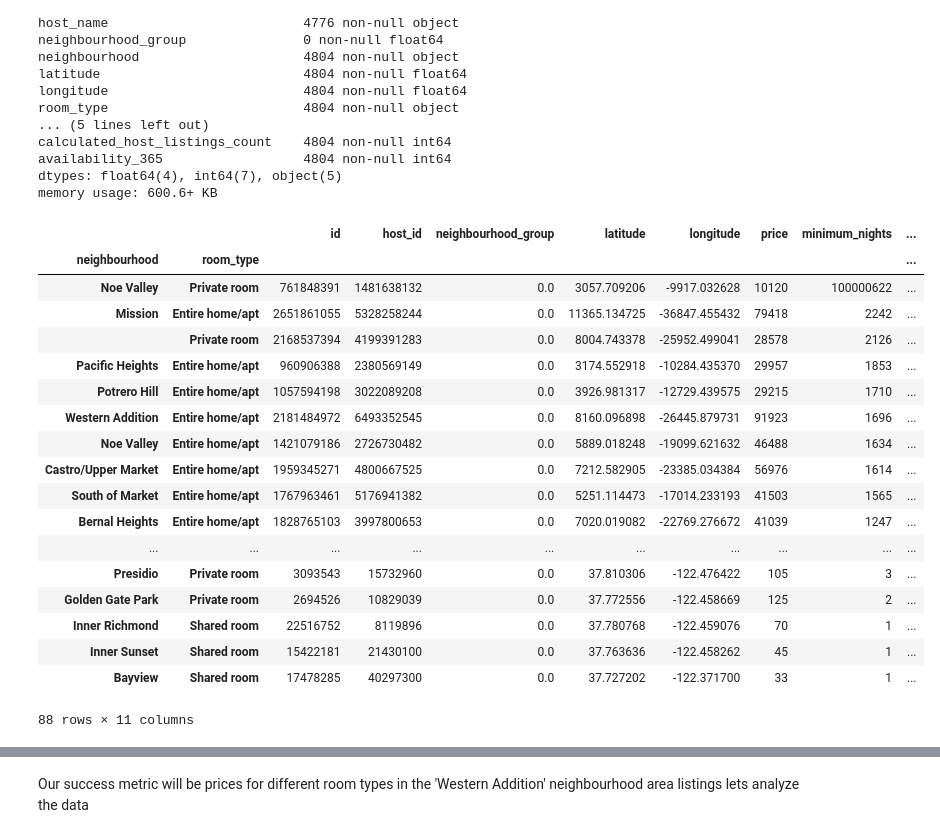
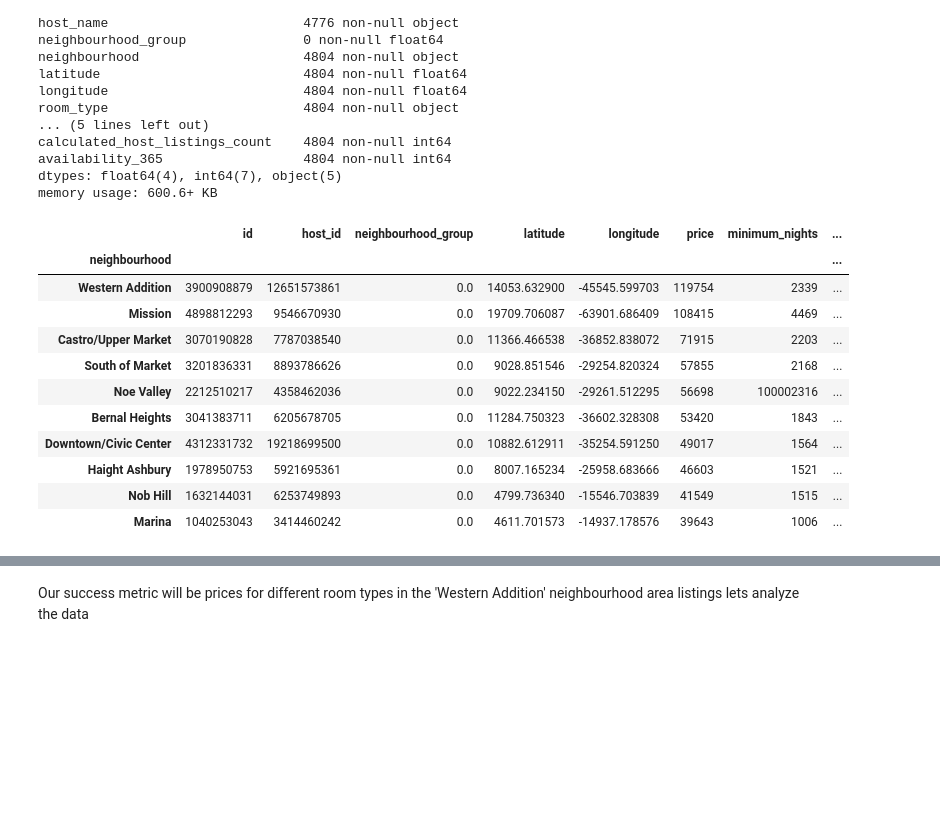
Before and after one commit to PallaviW/Narrative-analytics-and-experimentation_Capstone, a Jupyter notebook: Capstone - Narrative analytics and experimentation.ipynb, the cells around one changed output, grey strips where cells are left out. Drawn from its saved outputs; the diff is of its cells as text; code cells hidden in the pictures; blank space fills up the shorter version.

```diff
--- a/Capstone - Narrative analytics and experimentation.ipynb
+++ b/Capstone - Narrative analytics and experimentation.ipynb
@@ -87,25 +85,18 @@ availability_365                  4804 non-null int64
 dtypes: float64(4), int64(7), object(5)
 memory usage: 600.6+ KB
 # %%
-listings_test = listings_temp.groupby(['neighbourhood','room_type']).sum().sort_values([('minimum_nights')], ascending=False)
-listings_test
+listings_test = listings_temp.groupby(['neighbourhood']).sum().sort_values([('price')], ascending=False)
+listings_test.head(10)
 # %% [output]
-|  |  | id | host_id | neighbourhood_group | latitude | longitude | price | minimum_nights | ... |
-| neighbourhood | room_type |  |  |  |  |  |  |  | ... |
-| Noe Valley | Private room | 761848391 | 1481638132 | 0.0 | 3057.709206 | -9917.032628 | 10120 | 100000622 | ... |
-| Mission | Entire home/apt | 2651861055 | 5328258244 | 0.0 | 11365.134725 | -36847.455432 | 79418 | 2242 | ... |
-|  | Private room | 2168537394 | 4199391283 | 0.0 | 8004.743378 | -25952.499041 | 28578 | 2126 | ... |
-| Pacific Heights | Entire home/apt | 960906388 | 2380569149 | 0.0 | 3174.552918 | -10284.435370 | 29957 | 1853 | ... |
-| Potrero Hill | Entire home/apt | 1057594198 | 3022089208 | 0.0 | 3926.981317 | -12729.439575 | 29215 | 1710 | ... |
-| Western Addition | Entire home/apt | 2181484972 | 6493352545 | 0.0 | 8160.096898 | -26445.879731 | 91923 | 1696 | ... |
-| Noe Valley | Entire home/apt | 1421079186 | 2726730482 | 0.0 | 5889.018248 | -19099.621632 | 46488 | 1634 | ... |
-| Castro/Upper Market | Entire home/apt | 1959345271 | 4800667525 | 0.0 | 7212.582905 | -23385.034384 | 56976 | 1614 | ... |
-| South of Market | Entire home/apt | 1767963461 | 5176941382 | 0.0 | 5251.114473 | -17014.233193 | 41503 | 1565 | ... |
-| Bernal Heights | Entire home/apt | 1828765103 | 3997800653 | 0.0 | 7020.019082 | -22769.276672 | 41039 | 1247 | ... |
-| ... | ... | ... | ... | ... | ... | ... | ... | ... | ... |
-| Presidio | Private room | 3093543 | 15732960 | 0.0 | 37.810306 | -122.476422 | 105 | 3 | ... |
-| Golden Gate Park | Private room | 2694526 | 10829039 | 0.0 | 37.772556 | -122.458669 | 125 | 2 | ... |
-| Inner Richmond | Shared room | 22516752 | 8119896 | 0.0 | 37.780768 | -122.459076 | 70 | 1 | ... |
-| Inner Sunset | Shared room | 15422181 | 21430100 | 0.0 | 37.763636 | -122.458262 | 45 | 1 | ... |
-| Bayview | Shared room | 17478285 | 40297300 | 0.0 | 37.727202 | -122.371700 | 33 | 1 | ... |
+|  | id | host_id | neighbourhood_group | latitude | longitude | price | minimum_nights | ... |
+| neighbourhood |  |  |  |  |  |  |  | ... |
+| Western Addition | 3900908879 | 12651573861 | 0.0 | 14053.632900 | -45545.599703 | 119754 | 2339 | ... |
+| Mission | 4898812293 | 9546670930 | 0.0 | 19709.706087 | -63901.686409 | 108415 | 4469 | ... |
+| Castro/Upper Market | 3070190828 | 7787038540 | 0.0 | 11366.466538 | -36852.838072 | 71915 | 2203 | ... |
+| South of Market | 3201836331 | 8893786626 | 0.0 | 9028.851546 | -29254.820324 | 57855 | 2168 | ... |
+| Noe Valley | 2212510217 | 4358462036 | 0.0 | 9022.234150 | -29261.512295 | 56698 | 100002316 | ... |
+| Bernal Heights | 3041383711 | 6205678705 | 0.0 | 11284.750323 | -36602.328308 | 53420 | 1843 | ... |
+| Downtown/Civic Center | 4312331732 | 19218699500 | 0.0 | 10882.612911 | -35254.591250 | 49017 | 1564 | ... |
+| Haight Ashbury | 1978950753 | 5921695361 | 0.0 | 8007.165234 | -25958.683666 | 46603 | 1521 | ... |
+| Nob Hill | 1632144031 | 6253749893 | 0.0 | 4799.736340 | -15546.703839 | 41549 | 1515 | ... |
+| Marina | 1040253043 | 3414460242 | 0.0 | 4611.701573 | -14937.178576 | 39643 | 1006 | ... |
-88 rows × 11 columns
```
Also changed, not shown: parts of 32 cells of this notebook, 1 other file.
